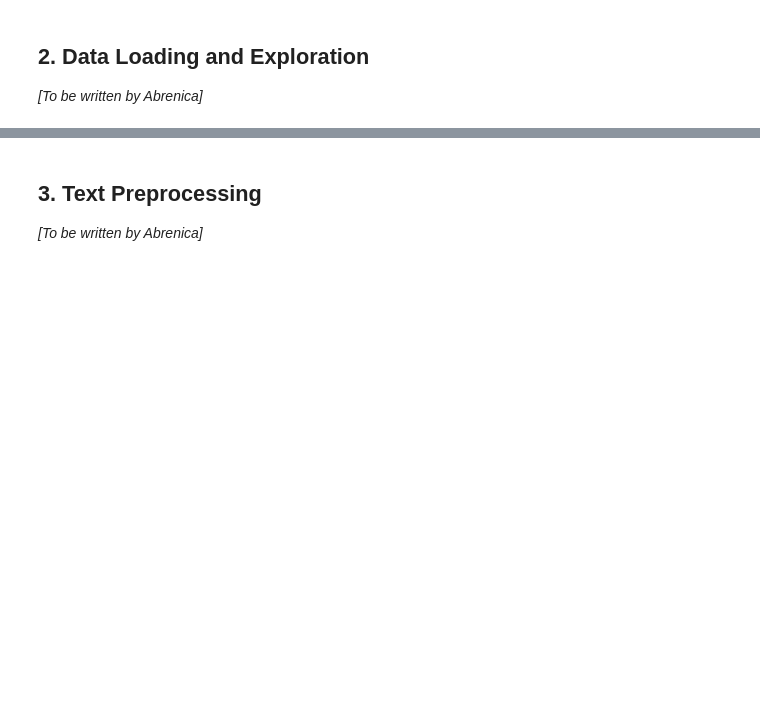
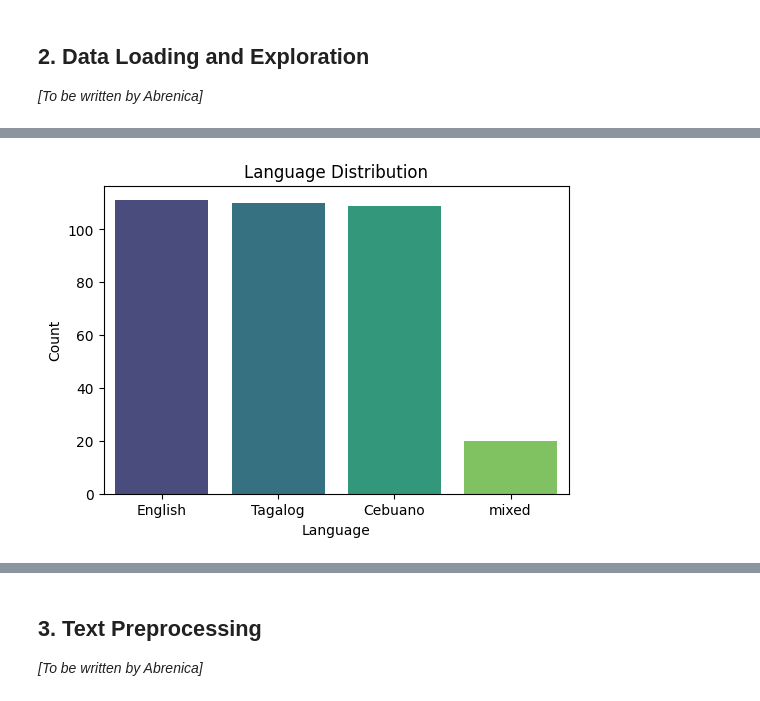
Before and after one commit to CTRL-JUJU/rale.cco-chatbot, a Jupyter notebook: rale_cco_chatbot.ipynb, the cells around one changed output, grey strips where cells are left out. Saved outputs shown, nothing was run; the diff lists cells and outputs as text; code cells hidden in the pictures; blank space fills up the shorter version.

```diff
--- a/rale_cco_chatbot.ipynb
+++ b/rale_cco_chatbot.ipynb
@@ -78,0 +200,20 @@ commerce.
+# %%
+# Create a bar chart for language distribution
+plt.figure(figsize=(6,4))
+
+sns.countplot(
+    data=df,
+    x='language',
+    order=df['language'].value_counts().index,
+    palette='viridis'
+)
+
+# Add chart labels and title
+plt.title("Language Distribution")
+plt.xlabel("Language")
+plt.ylabel("Count")
+
+# Display the graph
+plt.show()
+# %% [output]
+[figure, added]
```
Also changed, not shown: parts of 24 cells of this notebook, 1 other file.
